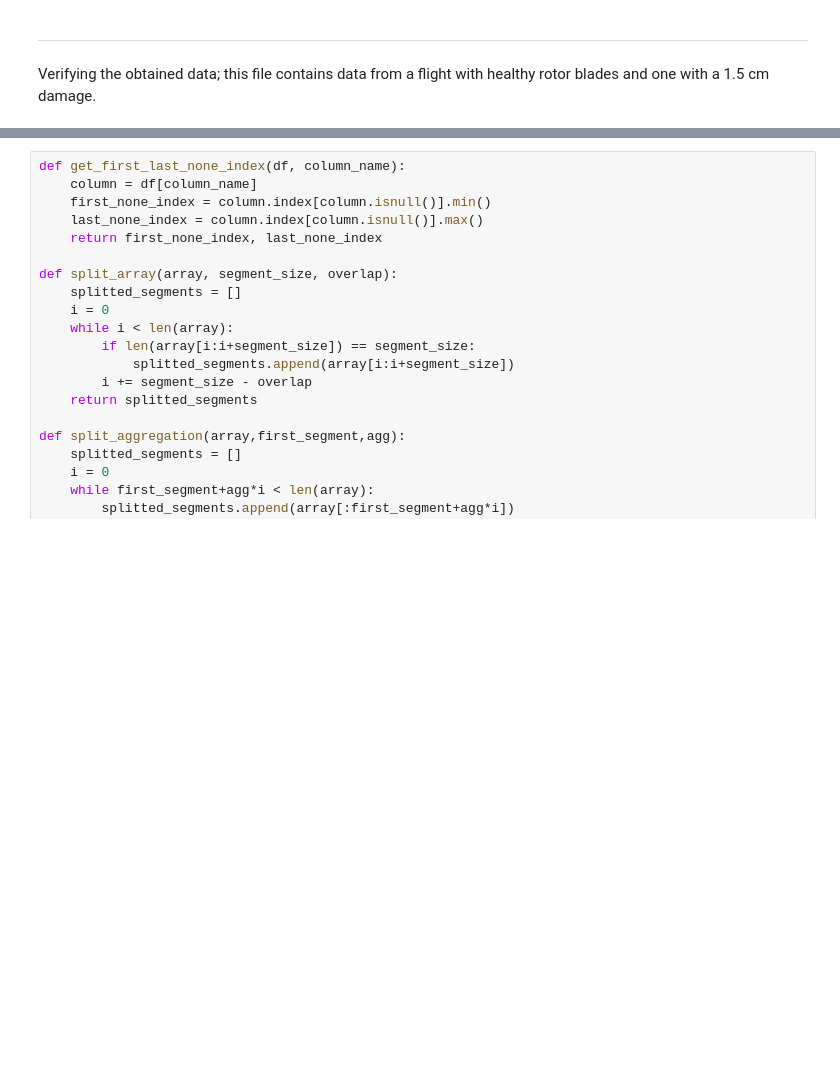
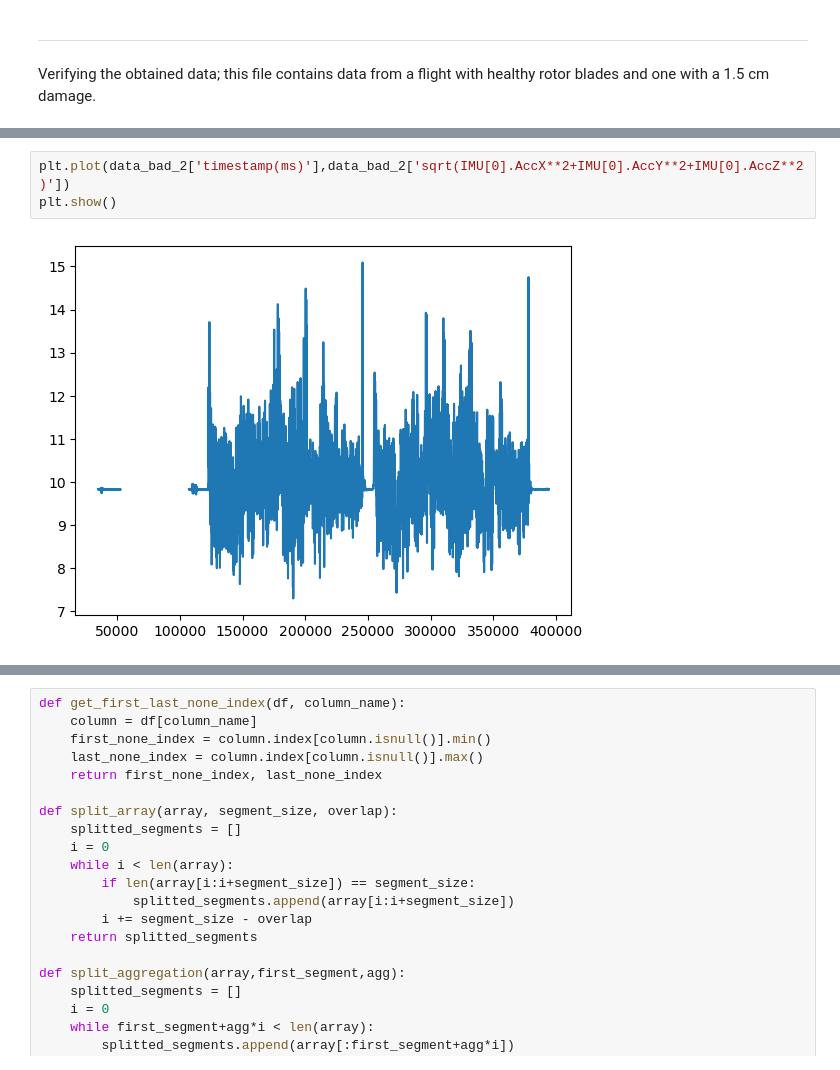
Before and after one commit to AiR-ISZ-Gr1/drones_prediction, a Jupyter notebook: preprocessing.ipynb, the cells around one changed output, grey strips where cells are left out. Cells and saved outputs as stored; diff of their text form; blank space fills up the shorter version.

```diff
--- a/preprocessing.ipynb
+++ b/preprocessing.ipynb
@@ -50,0 +56,5 @@ plt.show()
+# %%
+plt.plot(data_bad_2['timestamp(ms)'],data_bad_2['sqrt(IMU[0].AccX**2+IMU[0].AccY**2+IMU[0].AccZ**2)'])
+plt.show()
+# %% [output]
+[figure, added]
```
Also changed, not shown: parts of 10 cells of this notebook, 43 other files.
